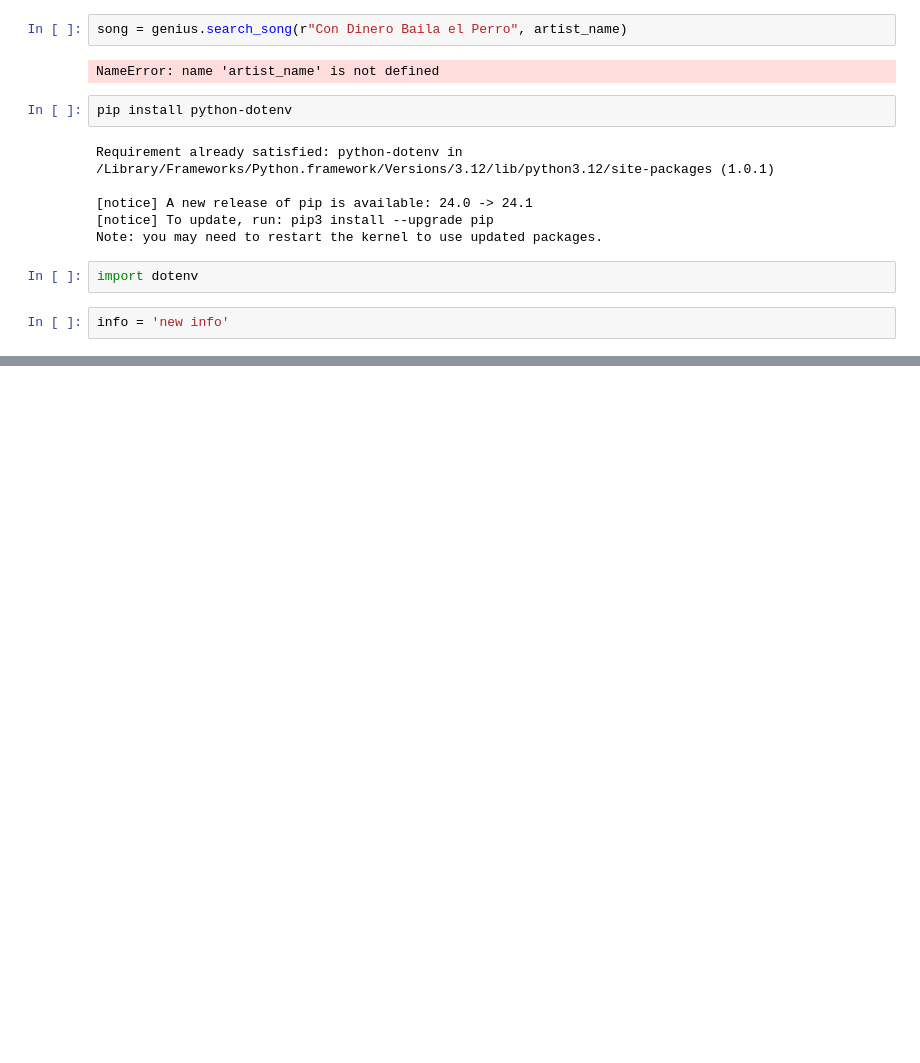
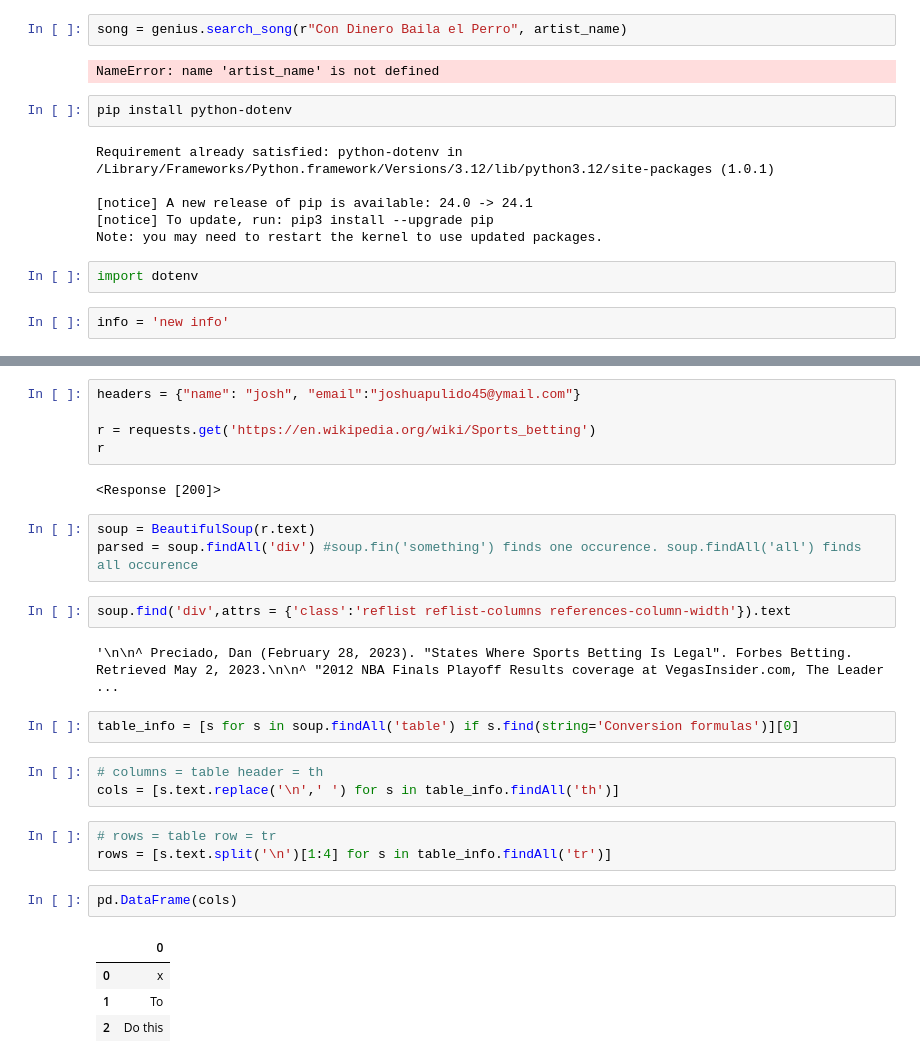
Before and after one commit to jpuli022/Projects, a Jupyter notebook: Untitled-1.ipynb, the cells around one changed output, grey strips where cells are left out. Saved outputs shown, nothing was run; the diff lists cells and outputs as text; blank space fills up the shorter version.

```diff
--- a/Untitled-1.ipynb
+++ b/Untitled-1.ipynb
@@ -188,0 +143,29 @@ r # shooting for 200
+# %%
+headers = {"name": "josh", "email":"joshuapulido45@ymail.com"}
+
+r = requests.get('https://en.wikipedia.org/wiki/Sports_betting')
+r
+# %% [output]
+<Response [200]>
+# %%
+soup = BeautifulSoup(r.text)
+parsed = soup.findAll('div') #soup.fin('something') finds one occurence. soup.findAll('all') finds all occurence
+# %%
+soup.find('div',attrs = {'class':'reflist reflist-columns references-column-width'}).text
+# %% [output]
+'\n\n^ Preciado, Dan (February 28, 2023). "States Where Sports Betting Is Legal". Forbes Betting. Retrieved May 2, 2023.\n\n^ "2012 NBA Finals Playoff Results coverage at VegasInsider.com, The Leader  ...
+# %%
+table_info = [s for s in soup.findAll('table') if s.find(string='Conversion formulas')][0]
+# %%
+# columns = table header = th
+cols = [s.text.replace('\n',' ') for s in table_info.findAll('th')]
+# %%
+# rows = table row = tr
+rows = [s.text.split('\n')[1:4] for s in table_info.findAll('tr')]
+# %%
+pd.DataFrame(cols)
+# %% [output]
+|  | 0 |
+| 0 | x |
+| 1 | To |
+| 2 | Do this |
```
Also changed, not shown: parts of 14 cells of this notebook, 1 other file.
